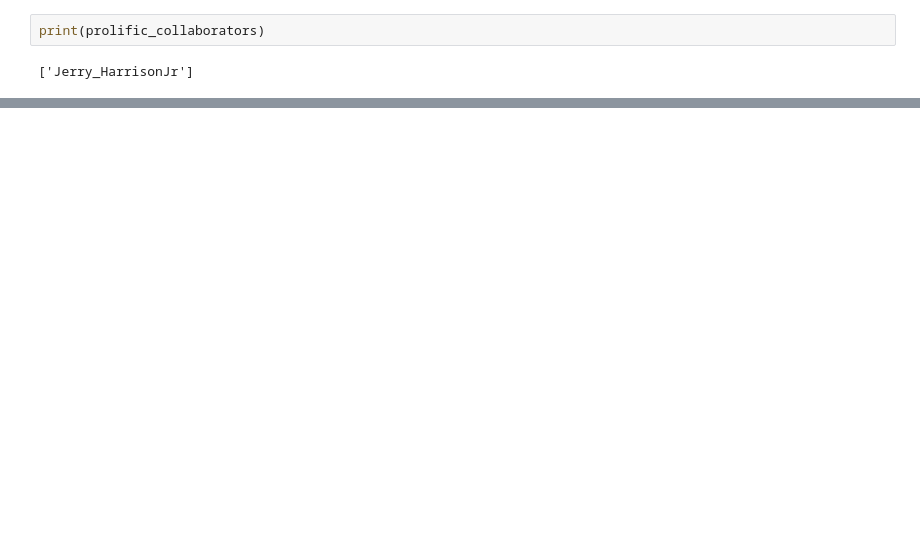
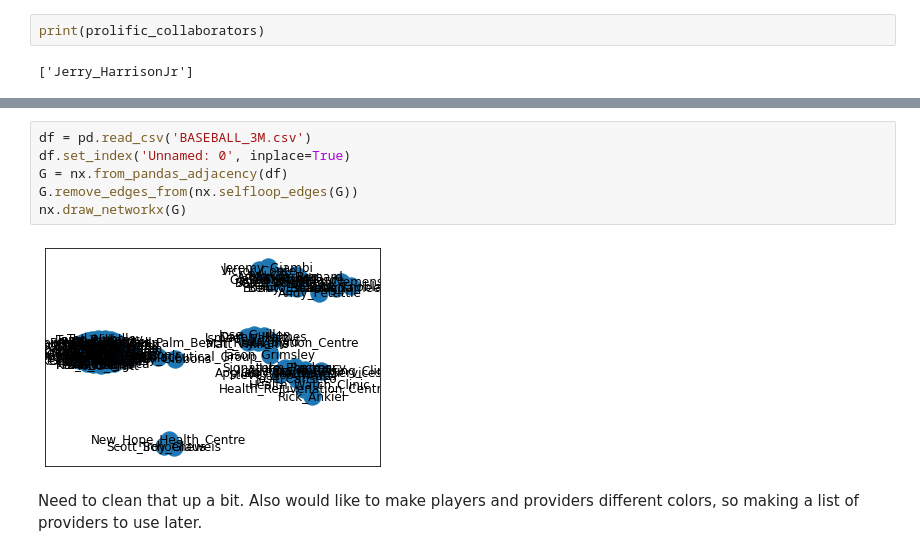
Before and after one commit to Morgan-Kempf/BaseballSteroids, a Jupyter notebook: BaseballSteroids.ipynb, the cells around one changed output, grey strips where cells are left out. Saved outputs shown, nothing was run; the diff lists cells and outputs as text; blank space fills up the shorter version.

```diff
--- a/BaseballSteroids.ipynb
+++ b/BaseballSteroids.ipynb
@@ -92,0 +109,10 @@ print(prolific_collaborators)
+# %%
+df = pd.read_csv('BASEBALL_3M.csv')
+df.set_index('Unnamed: 0', inplace=True)
+G = nx.from_pandas_adjacency(df)
+G.remove_edges_from(nx.selfloop_edges(G))
+nx.draw_networkx(G)
+# %% [output]
+[figure, added]
+# %% [markdown]
+Need to clean that up a bit. Also would like to make players and providers different colors, so making a list of providers to use later.
```
Also changed, not shown: parts of 17 cells of this notebook, 1 other file.
